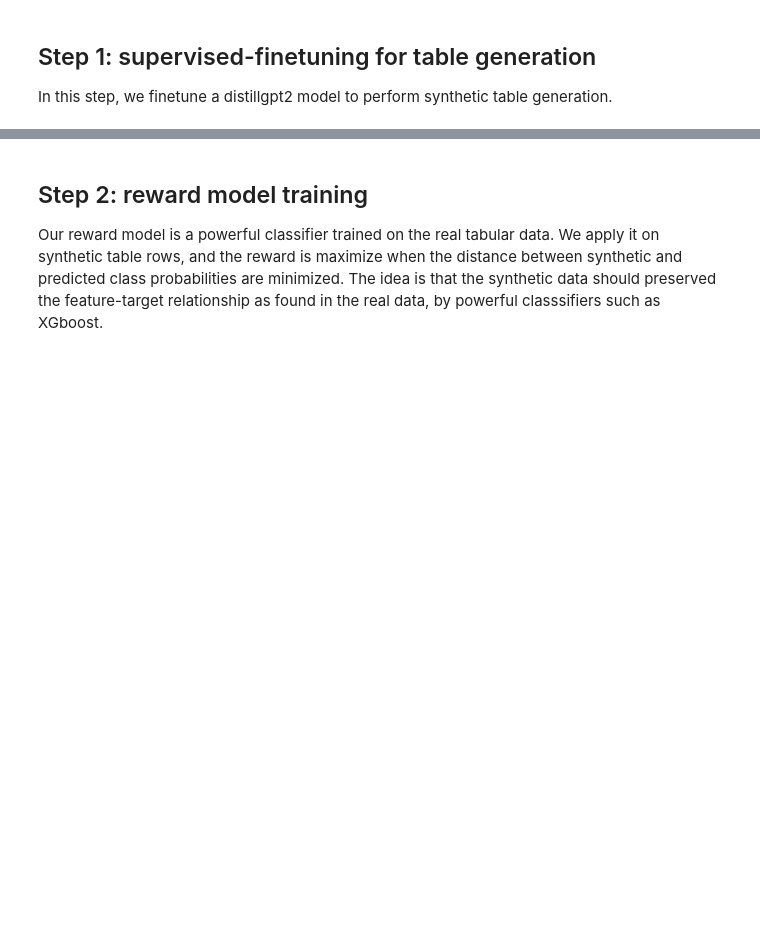
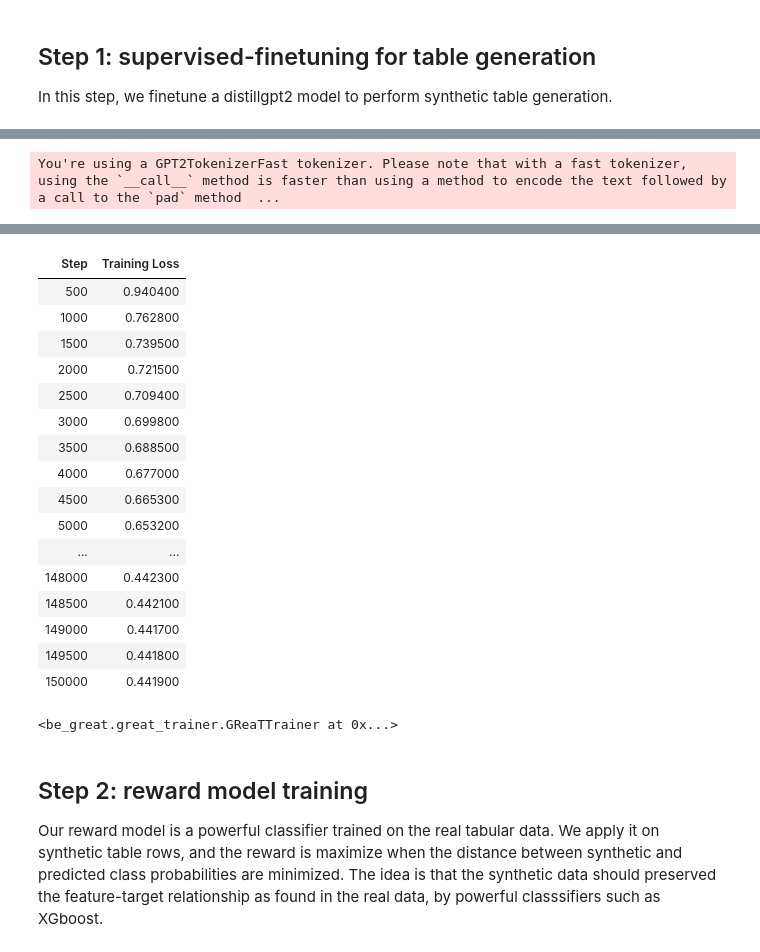
Before and after one commit to jakq277/STATS_FINAL, a Jupyter notebook: RL_HF.ipynb, the cells around one changed output, grey strips where cells are left out. Saved outputs shown, nothing was run; the diff lists cells and outputs as text; code cells hidden in the pictures; blank space fills up the shorter version.

```diff
--- a/RL_HF.ipynb
+++ b/RL_HF.ipynb
@@ -30,10 +18,20 @@ Drive already mounted at /content/gdrive; to attempt to forcibly remount, call d
 # %%
-data_path = "/content/gdrive/MyDrive/stats261/ctr_subset.csv"
+#data_path = "/content/gdrive/MyDrive/stats261/ctr_subset.csv"
+data_path = "ctr_subset.csv"
 # %%
 # replace with actual csv loading
 # from sklearn.datasets import load_breast_cancer
 import pandas as pd
+from sklearn.model_selection import train_test_split
 
-data = pd.read_csv(data_path)
-#data = data.sample(100)
+data = pd.read_csv(data_path,index_col=0)
+data = data.sample(12000,random_state=42)
+
+
+# Adjust order of columns to make target label the last
+labels = data.pop('label')
+data['label'] = labels
+
 real_columns = data.columns
+
+train, test = train_test_split(data, test_size=0.2, random_state=42)
@@ -47,12 +50,14 @@ data.shape
 In this step, we finetune a distillgpt2 model to perform synthetic table generation.
 # %%
 from be_great import GReaT
+from transformers import AutoModelForCausalLM
 
+duration = 500
+max_seq_len = 500
 
-duration = 10
+trained_checkpoint = None
+#trained_checkpoint = "./great_checkpoint"
 
-model_great = GReaT(llm='distilgpt2', batch_size=32,  epochs=duration, fp16=True)
-model_great.fit(data)
-base_model = model_great.model
-base_model.save_pretrained("./trained_base_model")
-synthetic_data = model_great.sample(n_samples=100,max_length=duration)
+model_great = GReaT(llm='distilgpt2', batch_size=32,  epochs=duration, fp16=True,save_steps=30000)
+if trained_checkpoint is not None:
+    model_great.load_from_dir(trained_checkpoint)
@@ -65,0 +64,4 @@ You're using a GPT2TokenizerFast tokenizer. Please note that with a fast tokeniz
+# %%
+model_great.fit(train)
+# %% [output]
+You're using a GPT2TokenizerFast tokenizer. Please note that with a fast tokenizer, using the `__call__` method is faster than using a method to encode the text followed by a call to the `pad` method  ...
@@ -65,0 +69,18 @@ You're using a GPT2TokenizerFast tokenizer. Please note that with a fast tokeniz
+| Step | Training Loss |
+| 500 | 0.940400 |
+| 1000 | 0.762800 |
+| 1500 | 0.739500 |
+| 2000 | 0.721500 |
+| 2500 | 0.709400 |
+| 3000 | 0.699800 |
+| 3500 | 0.688500 |
+| 4000 | 0.677000 |
+| 4500 | 0.665300 |
+| 5000 | 0.653200 |
+| ... | ... |
+| 148000 | 0.442300 |
+| 148500 | 0.442100 |
+| 149000 | 0.441700 |
+| 149500 | 0.441800 |
+| 150000 | 0.441900 |
+<be_great.great_trainer.GReaTTrainer at 0x...>
```
Also changed, not shown: parts of 20 cells of this notebook, 1 other file.
